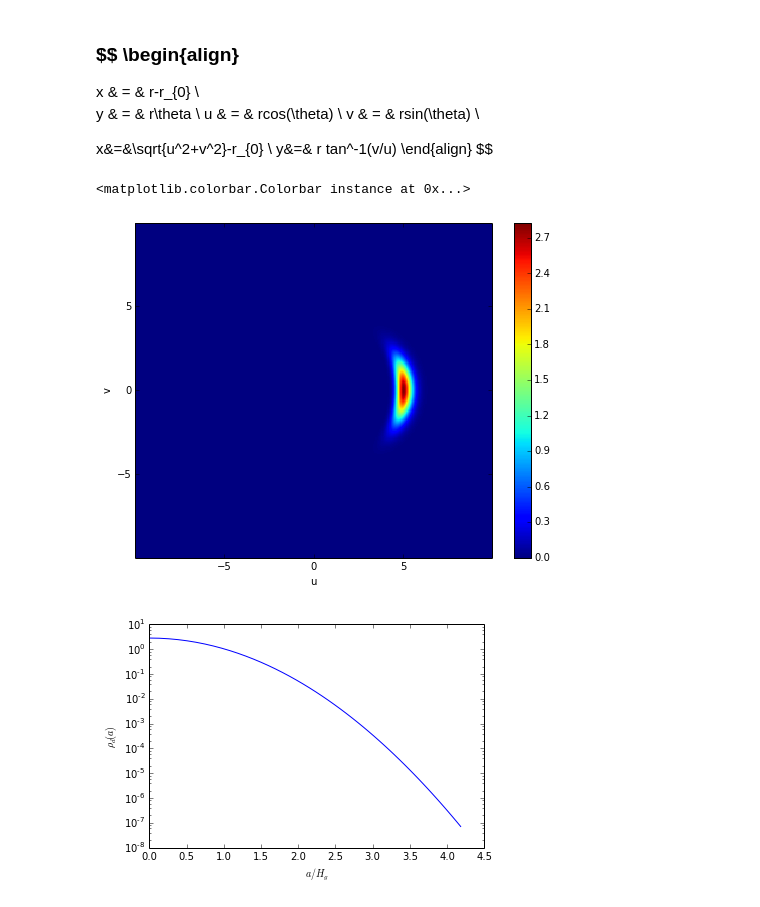
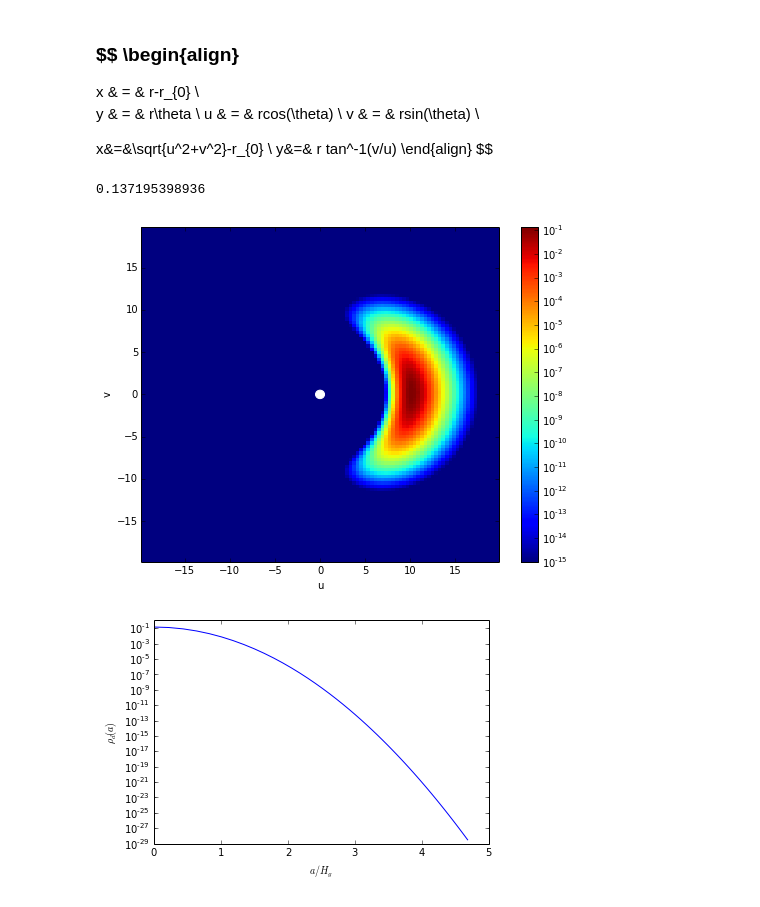
Before and after one commit to SebaMarino/ipython-notes, a Jupyter notebook: Vortex2.ipynb, the cells around one changed output. Saved outputs shown, nothing was run; the diff lists cells and outputs as text; code cells hidden in the pictures.

```diff
--- a/Vortex2.ipynb
+++ b/Vortex2.ipynb
@@ -57,21 +58,21 @@ a     =                      vortex semi-minor axis
 
 
 N=51 # N odd
-Nz=25
+Nz=21
 ep    =  0.01
-rho_0 =  100.0
-S     =  1.0
-chi   =  4.0
-w_v   =  2.0
+rho_0 =  1.0
+S     =  4.8
+chi   =  3.1
+w_v   =  3.0/(2*(chi-1))  # Kida 1981 eq 9 Omega_V/Omega=2/3(chi-1)
 
 xi_p  = 1.0 + chi**(-2.0)
 f_chi = 2.0*w_v*chi - (2.0*w_v**2.0 + 3.0)/xi_p
 
 print 'f(chi) = %f ' % f_chi
 
-scale_h = 0.5  # H/r = scale_h
+scale_h = 0.1  # H/r = scale_h
 
-r_0=5 #au position of the vortex center
+r_0=10 #au position of the vortex center
 
 
 
@@ -80,7 +81,7 @@ x=np.zeros(N)
 y=np.zeros(N)
 z=np.zeros(N)
 
-dx, dy = 3.0/N, 3.0/N  # xmin,xmax = 9.5,10.5 au
+dx, dy = 5.0/N, 5.0/N  #
 dz=dx   # Deltaz = 0.5 au
 
 for i in range(N):
@@ -119,37 +120,44 @@ x&=&\sqrt{u^2+v^2}-r_{0} \\
 y&=& r tan^-1(v/u)
 \end{align} $$
 # %%
-M=301
+M=101
 u=np.zeros(M)
 v=np.zeros(M)
 
 du=dv = 4.0*r_0/M
 
 rho_disk=np.zeros((M,M))
 for i in range(M):
     for j in range(M):
         u[i] = (i-(M-1)/2)*du
         v[j] = (j-(M-1)/2)*dv
         r=ma.sqrt(u[i]**2.0+v[j]**2.0)
         theta=Phi(u[i],v[j])
         xj=r-r_0
         yj=r*theta
         H=scale_h*r
         a = ma.sqrt(xj**2.0+(yj/chi)**2.0)
 
-        if r>0.0: rho_disk[j,i]=rho_1(a,0.0,ep,rho_0,S,chi,H,f_chi)
-
+        if r>0.0:
+            rho_disk[j,i]=rho_1(a,0.0,ep,rho_0,S,chi,H,f_chi)
+        if rho_disk[j,i]==0.0: rho_disk[j,i]=1e-15
 
 plt.figure(figsize=(8,6))
-plt.pcolor(u,v,rho_disk)
+plt.pcolor(u,v,rho_disk, norm=LogNorm(vmin=1e-15, vmax=np.max(rho_disk) ) )
 plt.xlim(u[0],u[M-1])
 plt.ylim(v[0],v[M-1])
 plt.xlabel('u')
 plt.ylabel('v')
 plt.colorbar()
+
+fig = plt.gcf()
+circle=plt.Circle((0,0),0.5,color="white",fill=True)
+fig.gca().add_artist(circle)
+
+print np.max(rho_disk)
 # %% [output]
-<matplotlib.colorbar.Colorbar instance at 0x...>
+0.137195398936
-[figure, old version]
+[figure, new version]
 # %%
 rho_profile=np.zeros((N,2))
 for i in range(N):
@@ -165,4 +173,4 @@ plt.xlabel(r'$a/H_{g}$')
 plt.ylabel(r'$\rho_{d} (a)$')
 plt.yscale('log')
 # %% [output]
-[figure, old version]
+[figure, new version]
```
Also changed, not shown: parts of 3 cells of this notebook.
